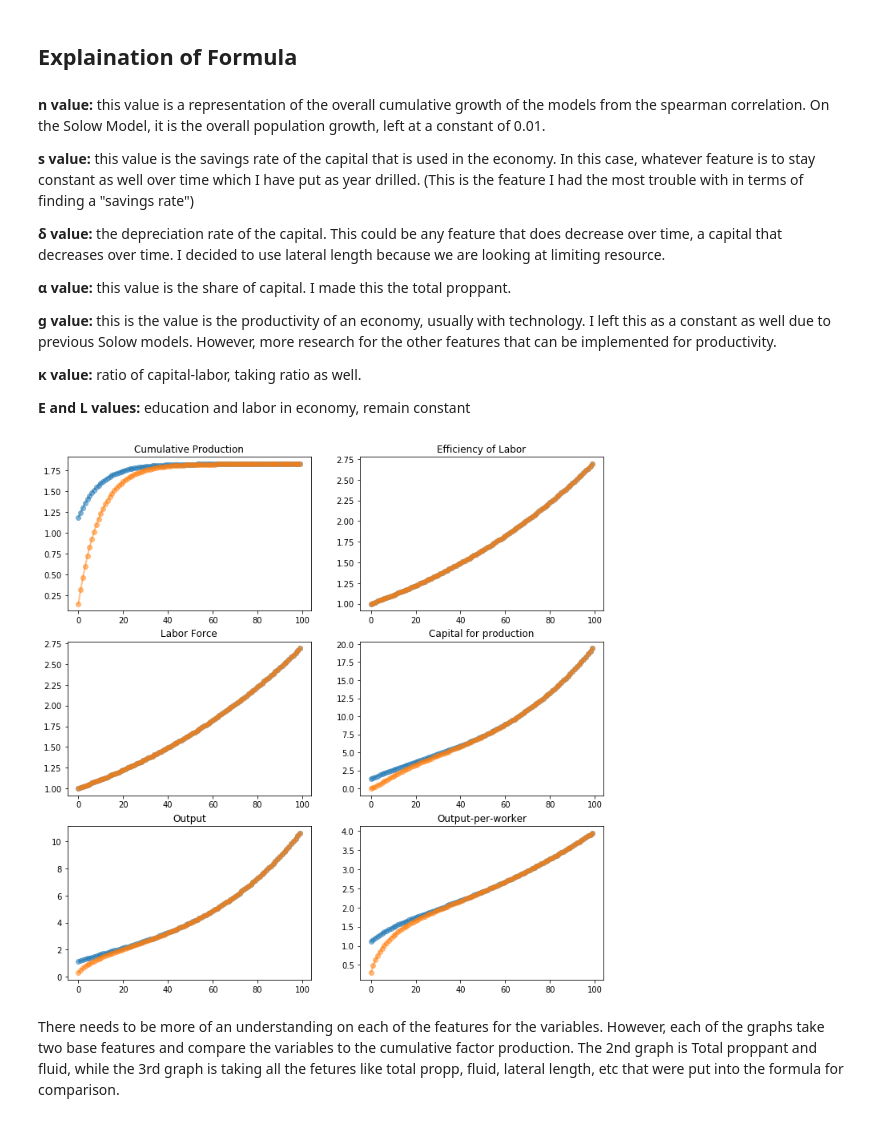
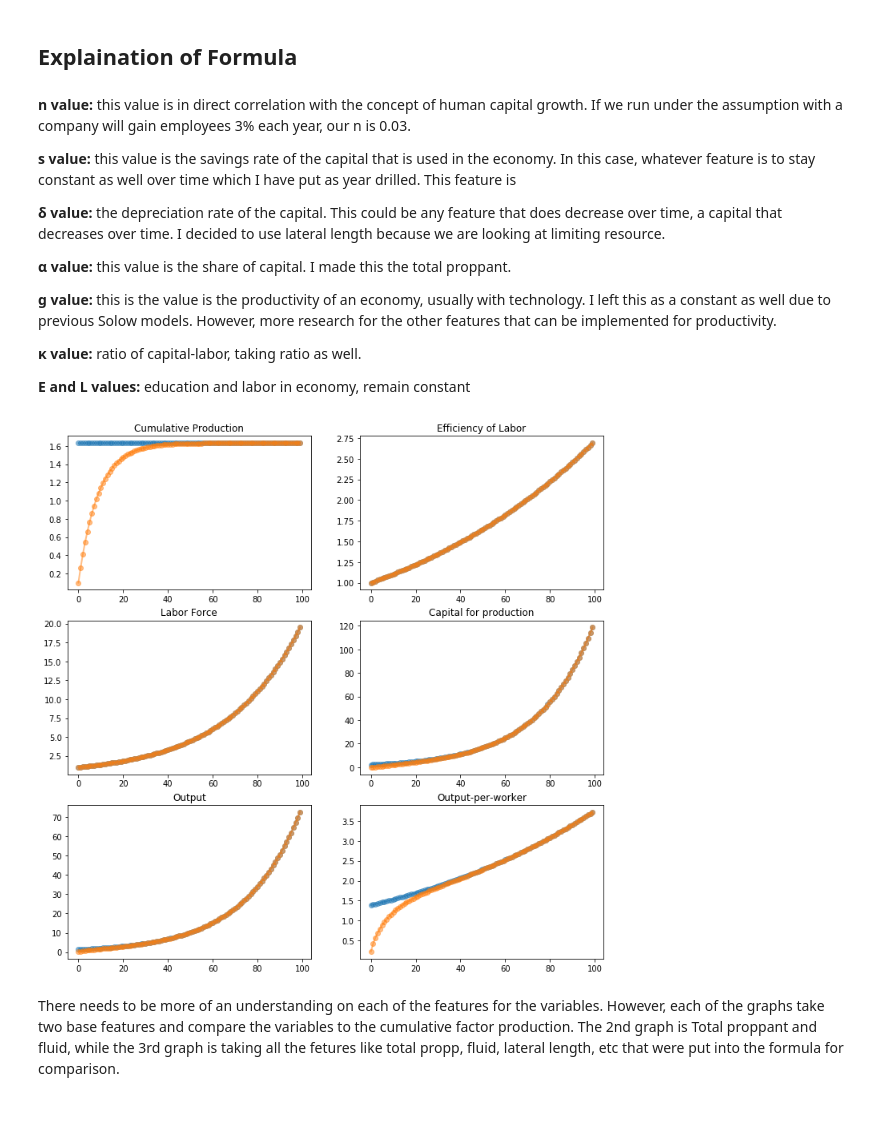
Before and after one commit to FRI-Energy-Analytics/2020_summer_fellows, a Jupyter notebook: Feature Selection - Novel Viz/Model_Testing/Solow.ipynb, the cells around one changed output. Saved outputs shown, nothing was run; the diff lists cells and outputs as text; code cells hidden in the pictures.

```diff
--- a/Feature Selection - Novel Viz/Model_Testing/Solow.ipynb
+++ b/Feature Selection - Novel Viz/Model_Testing/Solow.ipynb
@@ -59,12 +65,12 @@ DatabaseDF.replace({'Formation': mapping},inplace=True)
 # %%
 class Solow:
 
-    def __init__(self, n=0.01,              # Constant pop. growth, Constant
-                       s=0.31,              # Constant Feature, year drilled
-                       δ=0.15,              # Constant depreciation rate
-                       α=0.39,              # Total Proppant
-                       g=0.01,              # Constant feature
-                       κ=1.18,              # current capital-labor ratio
+    def __init__(self, n=0.03,              # Growth of employees
+                       s=0.31,              # Time drilled constant
+                       δ=0.15,              # Constant depreciation rate, Lateral Length
+                       α=0.40,              # Fluid, bbls
+                       g=0.01,              # Constant feature, Section
+                       κ=1.63,              # current capital-labor ratio
                        E=1.0,               # Constant Education
                        L=1.0):              # Constant Labour
 
@@ -129,9 +135,9 @@ class Solow:
 # %% [markdown]
 ## Explaination of Formula
 # %% [markdown]
-**n value:** this value is a representation of the overall cumulative growth of the models from the spearman correlation. On the Solow Model, it is the overall population growth, left at a constant of 0.01.
+**n value:** this value is in direct correlation with the concept of human capital growth. If we run under the assumption with a company will gain employees 3% each year, our n is 0.03.
 
-**s value:** this value is the savings rate of the capital that is used in the economy. In this case, whatever feature is to stay constant as well over time which I have put as year drilled. (This is the feature I had the most trouble with in terms of finding a "savings rate")
+**s value:** this value is the savings rate of the capital that is used in the economy. In this case, whatever feature is to stay constant as well over time which I have put as year drilled. This feature is
 
 **δ value:** the depreciation rate of the capital. This could be any feature that does decrease over time, a capital that decreases over time. I decided to use lateral length because we are looking at limiting resource.
 
@@ -145,32 +151,32 @@ class Solow:
 # %%
 T = 100
 
-s_base = Solow(κ=1.18)
+s_base = Solow(κ=1.63)
 s_base.scenario = "base scenario"
-s_alt = Solow(κ=0.15)
+s_alt = Solow(κ=0.1)
 s_alt.scenario = "alt scenario"
 
 figcontents = {
         (0,0):('κ','Cumulative Production'),
         (0,1):('E','Efficiency of Labor'),
         (1,0):('L','Labor Force'),
         (1,1):('K','Capital for production'),
         (2,0):('Y','Output'),
         (2,1):('y','Output-per-worker')
        }
 
 num_rows, num_cols = 3,2
 fig, axes = plt.subplots(num_rows, num_cols, figsize=(12, 12))
 for i in range(num_rows):
     for j in range(num_cols):
         for s in s_base, s_alt:
             lb = f'{s.scenario}: initial κ = {s.initdata["κ"]}'
             axes[i,j].plot(s.generate_sequence(T, var = figcontents[i,j][0]),'o-', lw=2, alpha=0.5, label=lb)
             axes[i,j].set(title=figcontents[i,j][1])
 
 #   global legend '''
 # %% [output]
-[figure, old version]
+[figure, new version]
 # %% [markdown]
 There needs to be more of an understanding on each of the features for the variables. However, each of the graphs take two base features and compare the variables to the cumulative factor production. The 2nd graph is Total proppant and fluid, while the 3rd graph is taking all the fetures like total propp, fluid, lateral length, etc that were put into the formula for comparison.
 # %%
```
Also changed, not shown: parts of 8 cells of this notebook.
